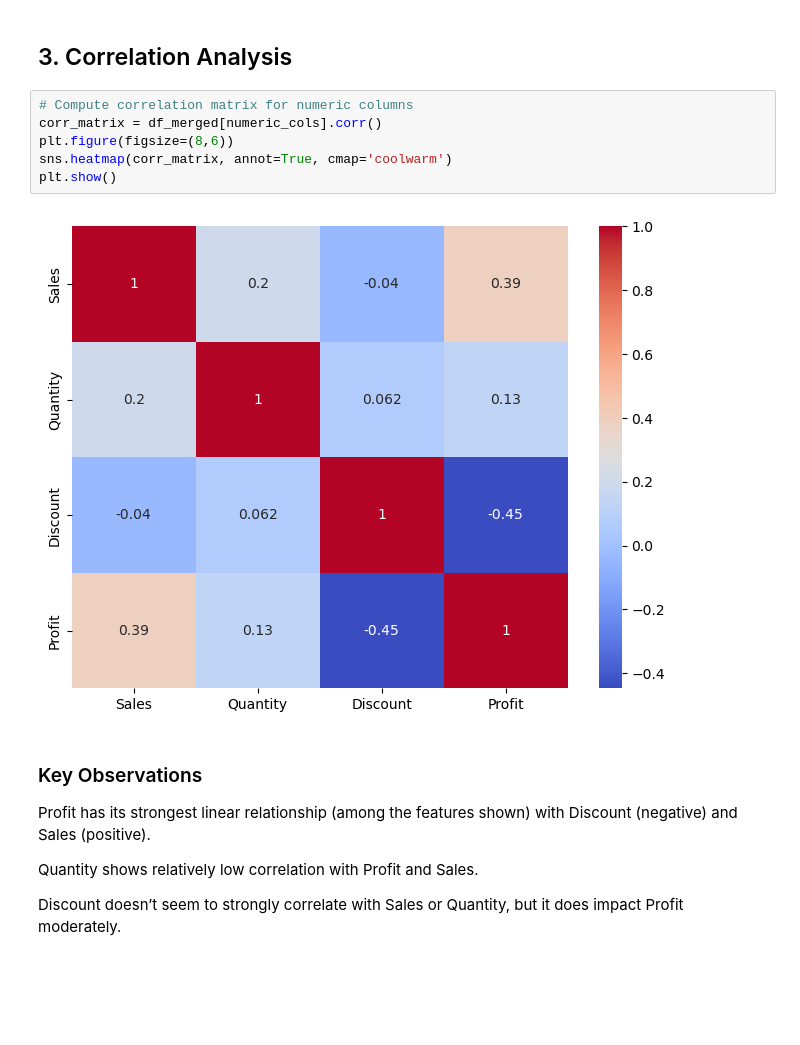
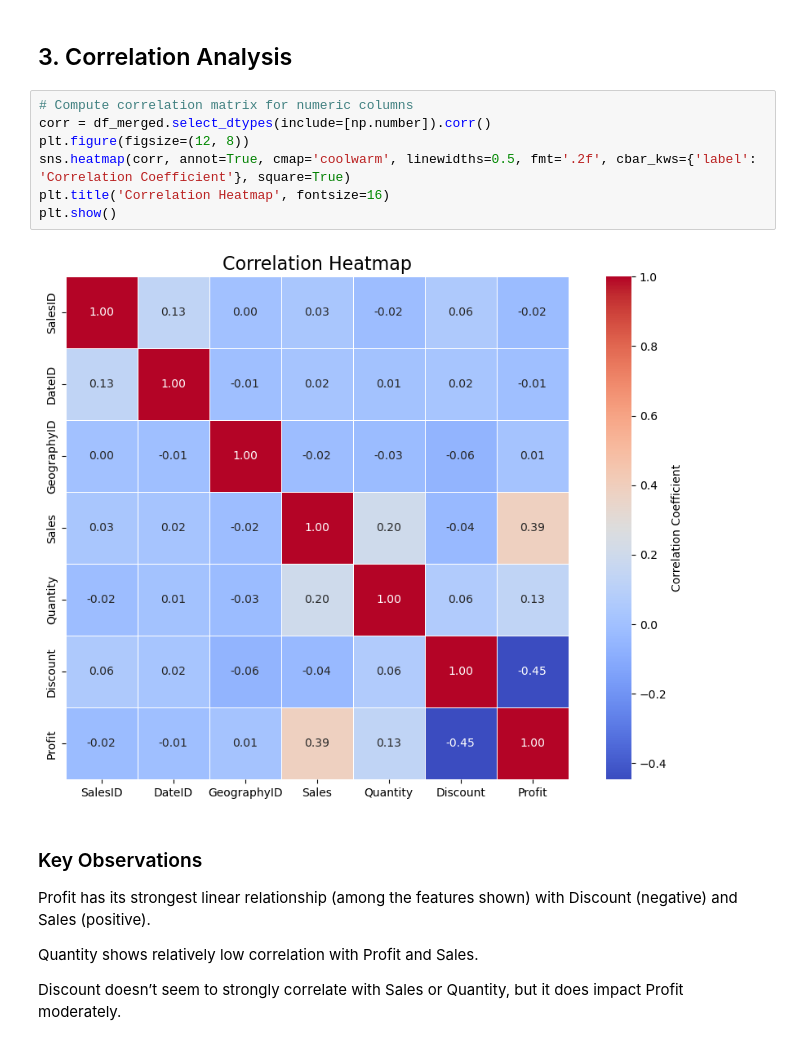
Before and after one commit to hirpej/Final-Project-DA, a Jupyter notebook: ml.ipynb, the cells around one changed output. Drawn from its saved outputs; the diff is of its cells as text; blank space fills up the shorter version.

```diff
--- a/ml.ipynb
+++ b/ml.ipynb
@@ -126,12 +126,13 @@ for col in numeric_cols:
 ## 3. Correlation Analysis
 # %%
 # Compute correlation matrix for numeric columns
-corr_matrix = df_merged[numeric_cols].corr()
-plt.figure(figsize=(8,6))
-sns.heatmap(corr_matrix, annot=True, cmap='coolwarm')
+corr = df_merged.select_dtypes(include=[np.number]).corr()
+plt.figure(figsize=(12, 8))
+sns.heatmap(corr, annot=True, cmap='coolwarm', linewidths=0.5, fmt='.2f', cbar_kws={'label': 'Correlation Coefficient'}, square=True)
+plt.title('Correlation Heatmap', fontsize=16)
 plt.show()
 # %% [output]
-[figure, old version]
+[figure, new version]
 # %% [markdown]
 ### Key Observations
 Profit has its strongest linear relationship (among the features shown) with Discount (negative) and Sales (positive).
```
Also changed, not shown: parts of 9 cells of this notebook.
